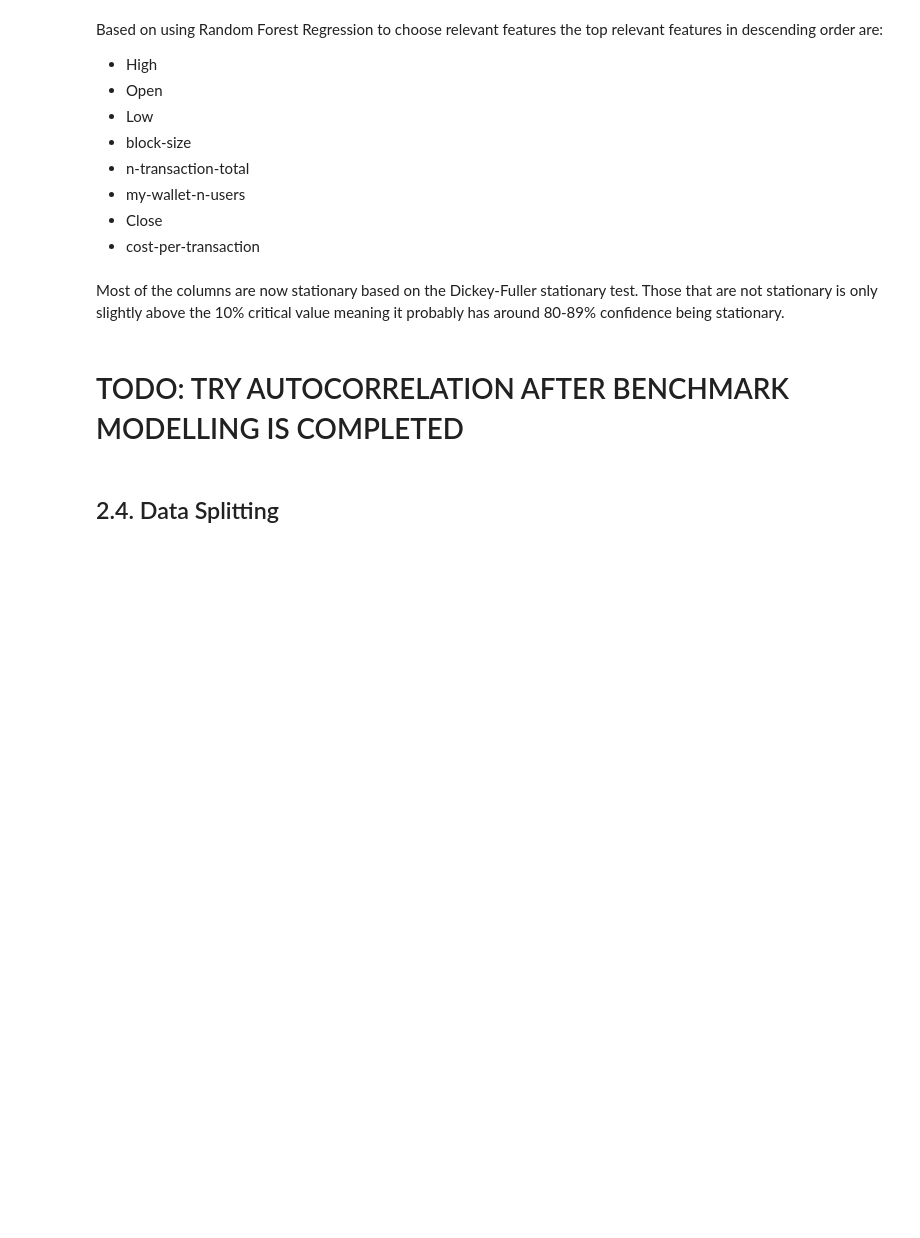
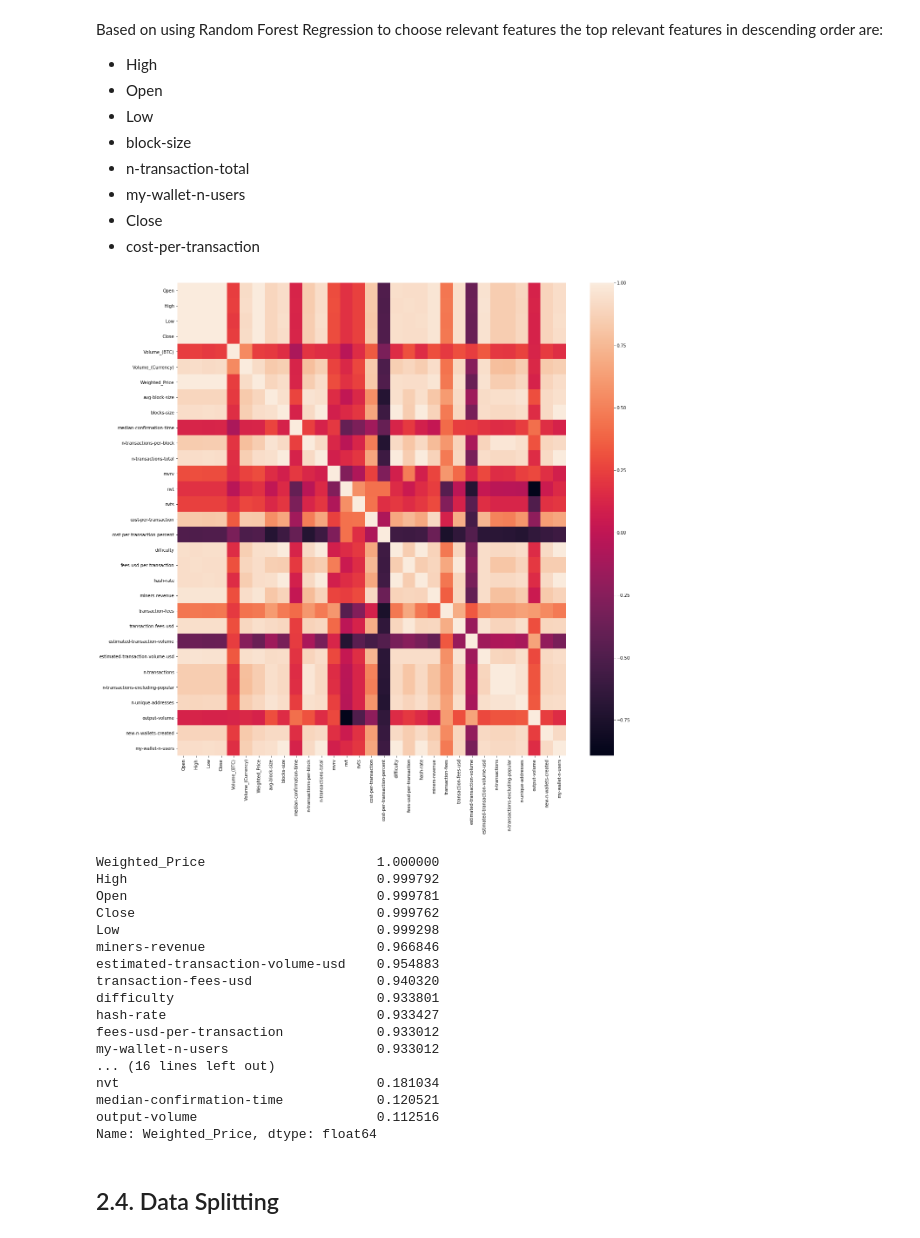
Before and after one commit to EvanMillikan/BitcoinVision, a Jupyter notebook: main.ipynb, the cells around one changed output. Drawn from its saved outputs; the diff is of its cells as text; code cells hidden in the pictures; blank space fills up the shorter version.

Commit message:
[Update] Completed LSTM and Random Forest model building

```diff
--- a/main.ipynb
+++ b/main.ipynb
@@ -586,6 +496,43 @@ feature_extracted_df = df.reindex(columns=selected_features) # Only select the s
-# %% [markdown]
-Most of the columns are now stationary based on the Dickey-Fuller stationary test. Those that are not stationary is only slightly above the 10% critical value meaning it probably has around 80-89% confidence being stationary.
-# %% [markdown]
-# TODO: TRY AUTOCORRELATION AFTER BENCHMARK MODELLING IS COMPLETED
+# %%
+from scipy.stats import spearmanr
+
+coef, p = spearmanr(df)
+plt.figure(figsize=(20,20))
+sns.heatmap(coef, xticklabels=df.columns, yticklabels=df.columns)
+plt.show()
+
+coef = pd.DataFrame(coef, columns=df.columns, index=df.columns)
+coef = coef['Weighted_Price']
+print(abs(coef).sort_values(ascending=False))
+
+'''
+Selected features if coef > 0.9 and coef < 0.99 to avoid underfitting and overfitting. There are a few columns that
+is also highly correlated (0.75 < coef < 0.9) but I want to avoid selecting too many features.
+Furthermore, Close, Open, Low and High all are basically the same thing as weighted_price thus is ignored to avoid overfitting
+TODO: Can add more features to see if performance increase
+'''
+selected_features = ['miners-revenue','estimated-transaction-volume-usd','transaction-fees-usd',
+                     'difficulty', 'hash-rate', 'fees-usd-per-transaction', 'blocks-size',
+                     'my-wallet-n-users','n-transactions-total','Volume_(Currency)','Weighted_Price']
+feature_extracted_df = df.reindex(columns=selected_features) # Only select the selected features for the new data
+# %% [output]
+[figure, added]
+Weighted_Price                      1.000000
+High                                0.999792
+Open                                0.999781
+Close                               0.999762
+Low                                 0.999298
+miners-revenue                      0.966846
+estimated-transaction-volume-usd    0.954883
+transaction-fees-usd                0.940320
+difficulty                          0.933801
+hash-rate                           0.933427
+fees-usd-per-transaction            0.933012
+my-wallet-n-users                   0.933012
+... (16 lines left out)
+nvt                                 0.181034
+median-confirmation-time            0.120521
+output-volume                       0.112516
+Name: Weighted_Price, dtype: float64
 # %% [markdown]
 ## 2.4. Data Splitting
```
Also changed, not shown: parts of 31 cells of this notebook, 1 other file.
